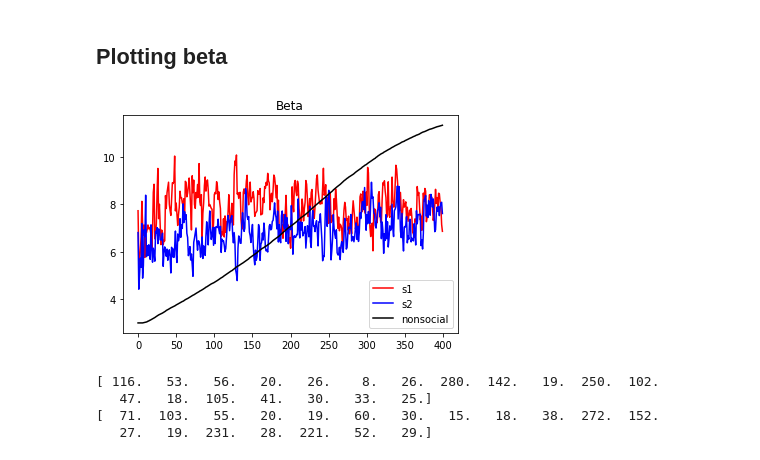
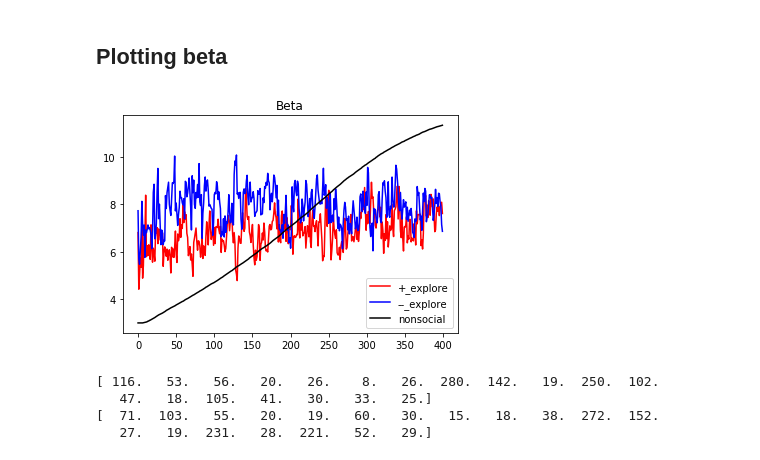
Before and after one commit to evil-scientist/Emotions-in-RL, a Jupyter notebook: logs/Plot Results.ipynb, the cells around one changed output. Saved outputs shown, nothing was run; the diff lists cells and outputs as text; code cells hidden in the pictures.

```diff
--- a/logs/Plot Results.ipynb
+++ b/logs/Plot Results.ipynb
@@ -215,16 +215,16 @@ plt.show()
 # %%
 import matplotlib.pyplot as plt
 
-plt.plot(range(400), avg_beta_s1,label='s1',color='red')
-plt.plot(range(400),avg_beta_s2,label='s2',color='blue')
+plt.plot(range(400),avg_beta_s2,label='+_explore',color='red')
+plt.plot(range(400), avg_beta_s1,label='--_explore',color='blue')
 plt.plot(range(400),avg_beta_nonsocial,label='nonsocial',color='black')
 
 plt.title("Beta")
 #plt.axis([0, 6, 0, 20])
 plt.legend()
 plt.show()
 # %% [output]
-[figure, old version]
+[figure, new version]
 # %%
 person_reward_s1 = reward_df_s1.iloc[-1:,1:-1].values[0].astype('float')
 print(person_reward_s1)
```
Also changed, not shown: parts of 2 cells of this notebook, 6 other files.
